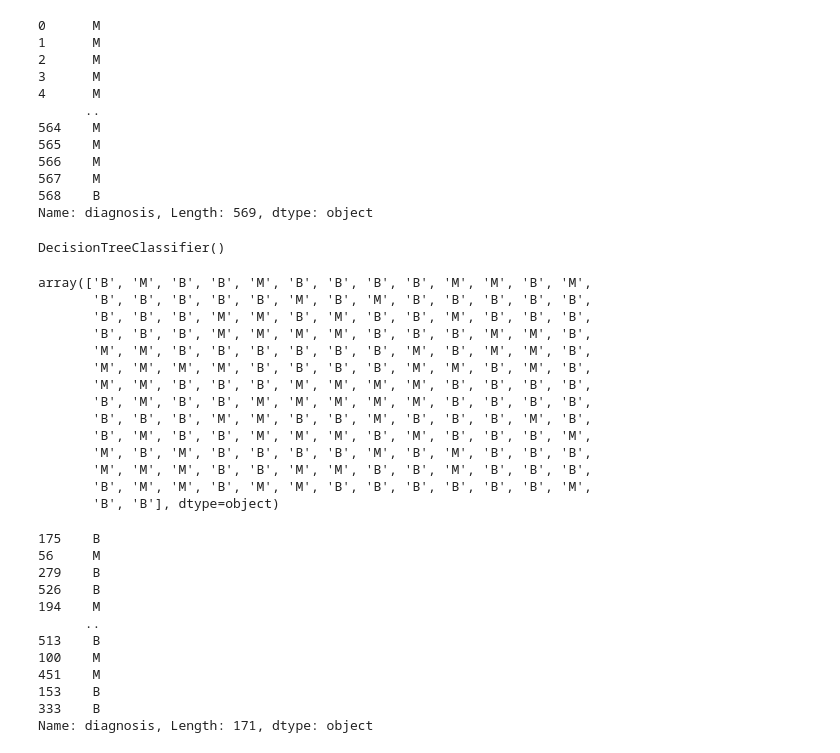
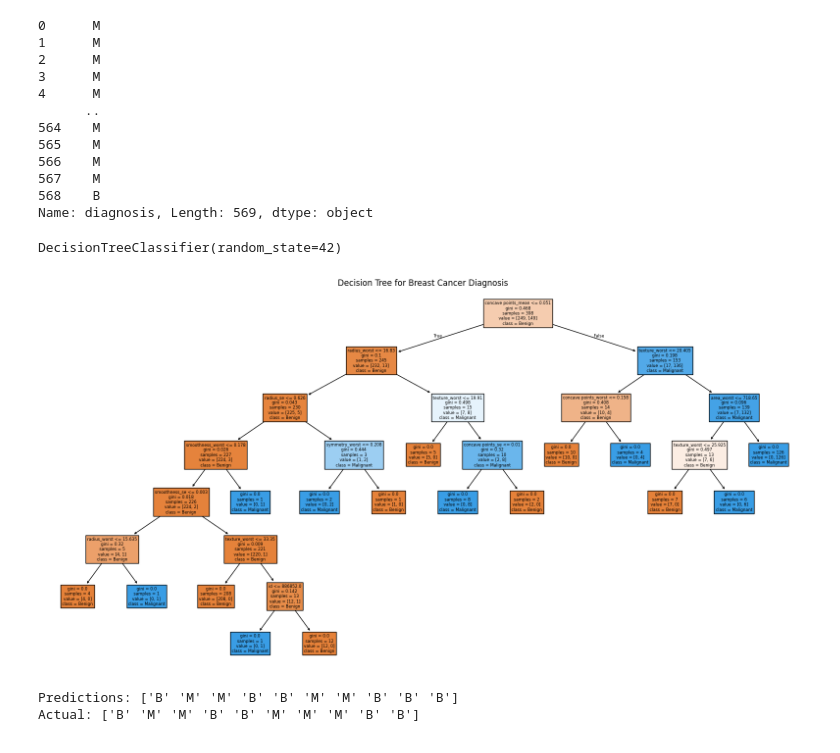
Before and after one commit to Vishwaschandrasekara5/Decision-Tree-lab, a Jupyter notebook: 22UG1-0394_lab_08.ipynb, the cells around one changed output. Drawn from its saved outputs; the diff is of its cells as text; code cells hidden in the pictures.

```diff
--- a/22UG1-0394_lab_08.ipynb
+++ b/22UG1-0394_lab_08.ipynb
@@ -188,44 +188,33 @@ y
 Name: diagnosis, Length: 569, dtype: object
 # %%
 from sklearn.model_selection import train_test_split
-x_train, x_test, y_train, y_test = train_test_split(x, y, test_size=0.3)
+
+x_train, x_test, y_train, y_test = train_test_split(
+    x, y, test_size=0.3, random_state=42)
 # %%
 from sklearn.tree import DecisionTreeClassifier
-model = DecisionTreeClassifier()
+model = DecisionTreeClassifier(random_state=42)
 model.fit(x_train,y_train)
 # %% [output]
-DecisionTreeClassifier()
+DecisionTreeClassifier(random_state=42)
 # %%
-pred = model.predict(x_test)
-pred
+from sklearn import tree
+import matplotlib.pyplot as plt
+
+plt.figure(figsize=(20, 10))
+tree.plot_tree(model, filled=True,
+               feature_names=x.columns,
+               class_names=["Benign", "Malignant"])
+plt.title("Decision Tree for Breast Cancer Diagnosis")
+plt.show()
 # %% [output]
-array(['B', 'M', 'B', 'B', 'M', 'B', 'B', 'B', 'B', 'M', 'M', 'B', 'M',
-       'B', 'B', 'B', 'B', 'B', 'M', 'B', 'M', 'B', 'B', 'B', 'B', 'B',
-       'B', 'B', 'B', 'M', 'M', 'B', 'M', 'B', 'B', 'M', 'B', 'B', 'B',
-       'B', 'B', 'B', 'M', 'M', 'M', 'M', 'B', 'B', 'B', 'M', 'M', 'B',
-       'M', 'M', 'B', 'B', 'B', 'B', 'B', 'B', 'M', 'B', 'M', 'M', 'B',
-       'M', 'M', 'M', 'M', 'B', 'B', 'B', 'B', 'M', 'M', 'B', 'M', 'B',
-       'M', 'M', 'B', 'B', 'B', 'M', 'M', 'M', 'M', 'B', 'B', 'B', 'B',
-       'B', 'M', 'B', 'B', 'M', 'M', 'M', 'M', 'M', 'B', 'B', 'B', 'B',
-       'B', 'B', 'B', 'M', 'M', 'B', 'B', 'M', 'B', 'B', 'B', 'M', 'B',
-       'B', 'M', 'B', 'B', 'M', 'M', 'M', 'B', 'M', 'B', 'B', 'B', 'M',
-       'M', 'B', 'M', 'B', 'B', 'B', 'B', 'M', 'B', 'M', 'B', 'B', 'B',
-       'M', 'M', 'M', 'B', 'B', 'M', 'M', 'B', 'B', 'M', 'B', 'B', 'B',
-       'B', 'M', 'M', 'B', 'M', 'M', 'B', 'B', 'B', 'B', 'B', 'B', 'M',
-       'B', 'B'], dtype=object)
+[figure, added]
 # %%
-y_test
+y_pred = model.predict(X_test)
+
+print("Predictions:", y_pred[:10])
+print("Actual:", y_test.values[:10])
 # %% [output]
-175    B
-56     M
-279    B
-526    B
-194    M
-      ..
-513    B
-100    M
-451    M
-153    B
-333    B
-Name: diagnosis, Length: 171, dtype: object
+Predictions: ['B' 'M' 'M' 'B' 'B' 'M' 'M' 'B' 'B' 'B']
+Actual: ['B' 'M' 'M' 'B' 'B' 'M' 'M' 'M' 'B' 'B']
 # %%
```
Also changed, not shown: parts of 4 cells of this notebook.
